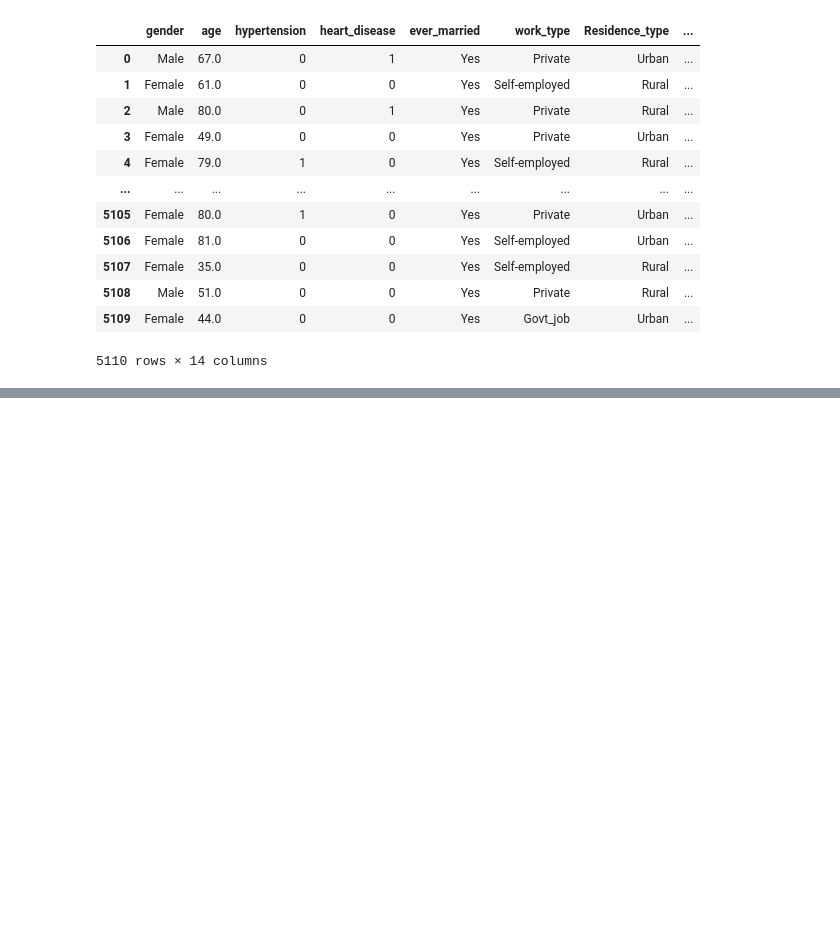
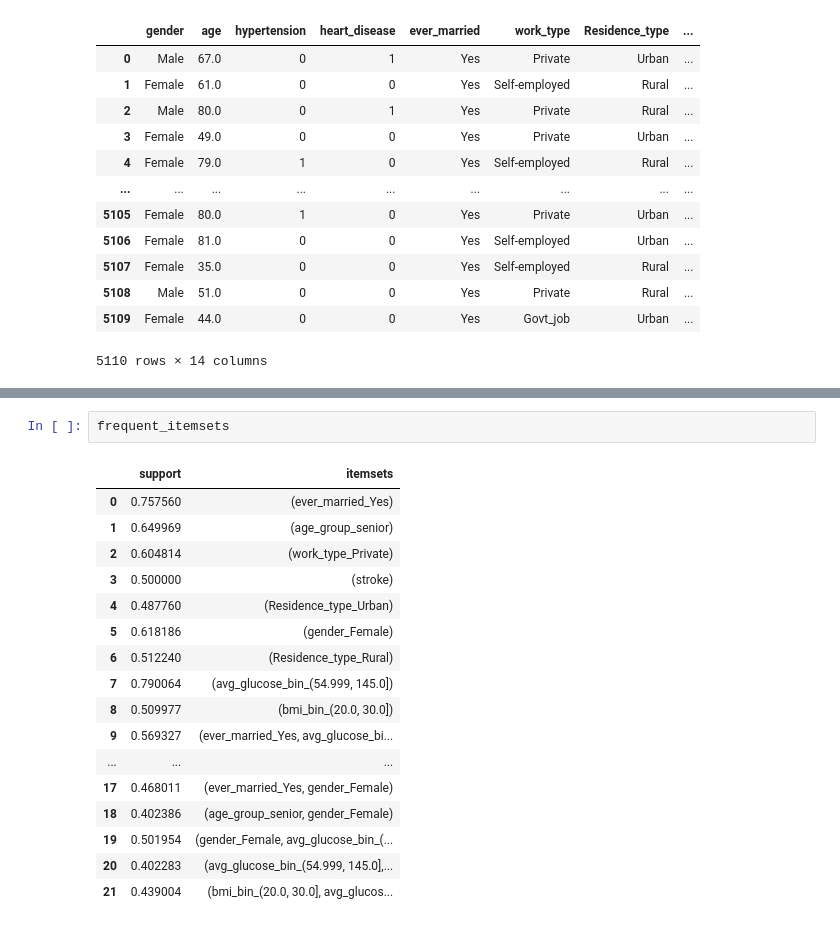
Before and after one commit to alexakh95/Data_mining, a Jupyter notebook: Project/accosiation_rules.ipynb, the cells around one changed output, grey strips where cells are left out. Saved outputs shown, nothing was run; the diff lists cells and outputs as text; blank space fills up the shorter version.

```diff
--- a/Project/accosiation_rules.ipynb
+++ b/Project/accosiation_rules.ipynb
@@ -100,0 +201,20 @@ cp_dataframe
+# %%
+frequent_itemsets
+# %% [output]
+|  | support | itemsets |
+| 0 | 0.757560 | (ever_married_Yes) |
+| 1 | 0.649969 | (age_group_senior) |
+| 2 | 0.604814 | (work_type_Private) |
+| 3 | 0.500000 | (stroke) |
+| 4 | 0.487760 | (Residence_type_Urban) |
+| 5 | 0.618186 | (gender_Female) |
+| 6 | 0.512240 | (Residence_type_Rural) |
+| 7 | 0.790064 | (avg_glucose_bin_(54.999, 145.0]) |
+| 8 | 0.509977 | (bmi_bin_(20.0, 30.0]) |
+| 9 | 0.569327 | (ever_married_Yes, avg_glucose_bi... |
+| ... | ... | ... |
+| 17 | 0.468011 | (ever_married_Yes, gender_Female) |
+| 18 | 0.402386 | (age_group_senior, gender_Female) |
+| 19 | 0.501954 | (gender_Female, avg_glucose_bin_(... |
+| 20 | 0.402283 | (avg_glucose_bin_(54.999, 145.0],... |
+| 21 | 0.439004 | (bmi_bin_(20.0, 30.0], avg_glucos... |
```
Also changed, not shown: parts of 20 cells of this notebook.
